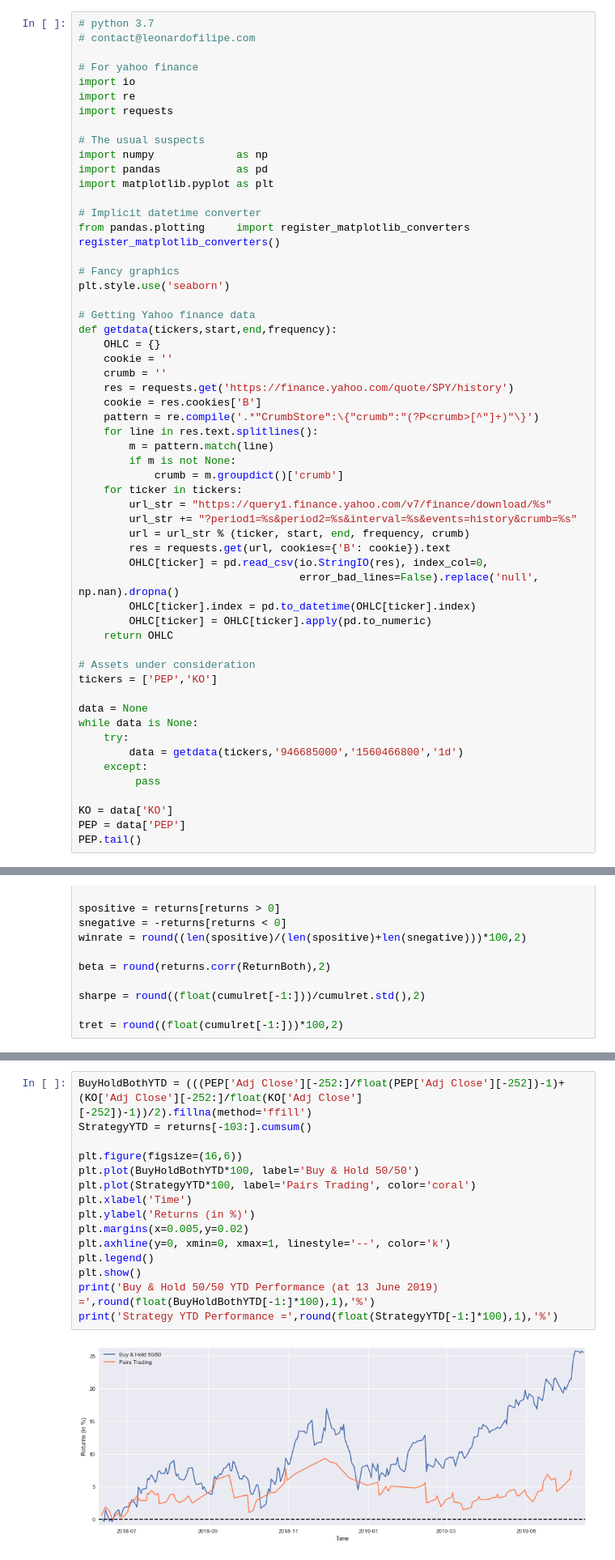
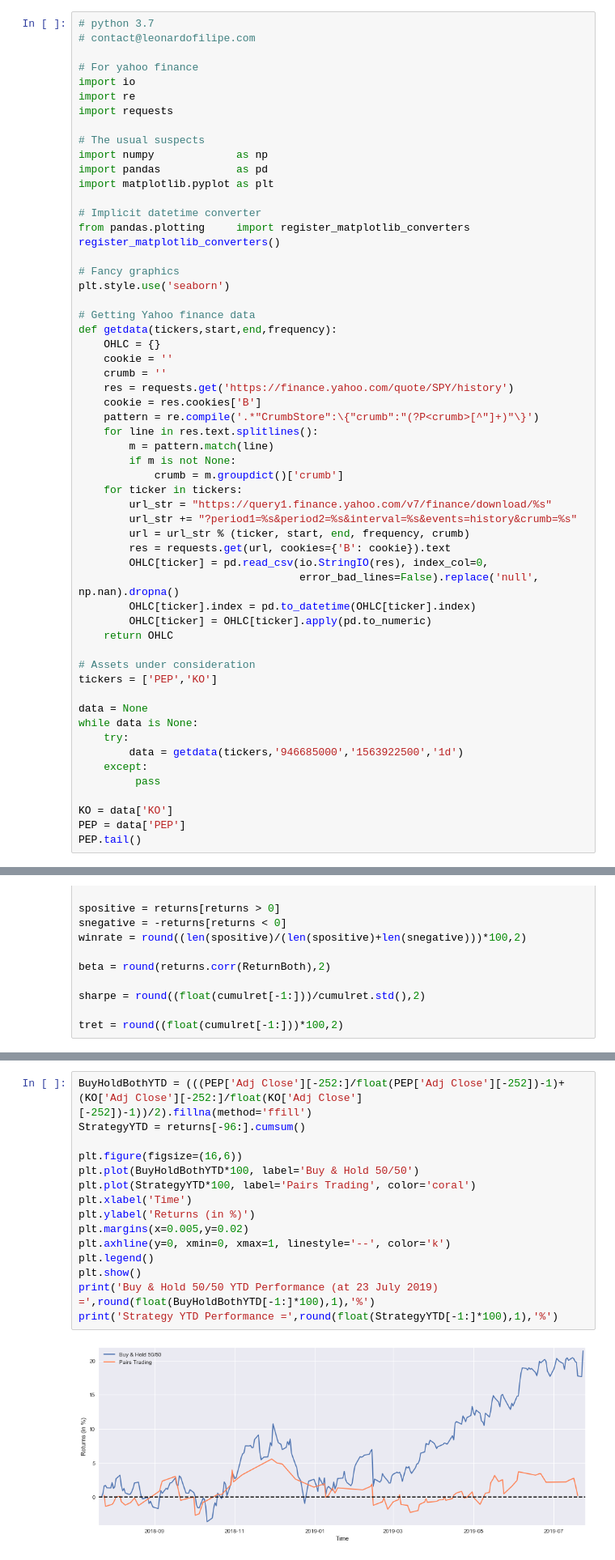
Before and after one commit to LongOnly/Quantitative-Notebooks, a Jupyter notebook: PairsTrading.ipynb, the cells around one changed output, grey strips where cells are left out. Shown: that part at 81% size. Cells and saved outputs as stored; diff of their text form.

Commit message:
Updating market data

```diff
--- a/PairsTrading.ipynb
+++ b/PairsTrading.ipynb
@@ -54,7 +54,7 @@ tickers = ['PEP','KO']
 data = None
 while data is None:
     try:
-        data = getdata(tickers,'946685000','1560466800','1d')
+        data = getdata(tickers,'946685000','1563922500','1d')
     except:
          pass
 
@@ -225,17 +225,17 @@ Sharpe =  3.9
 # %%
 BuyHoldBothYTD = (((PEP['Adj Close'][-252:]/float(PEP['Adj Close'][-252])-1)+(KO['Adj Close'][-252:]/float(KO['Adj Close'][-252])-1))/2).fillna(method='ffill')
-StrategyYTD = returns[-103:].cumsum()
+StrategyYTD = returns[-96:].cumsum()
 
 plt.figure(figsize=(16,6))
 plt.plot(BuyHoldBothYTD*100, label='Buy & Hold 50/50')
 plt.plot(StrategyYTD*100, label='Pairs Trading', color='coral')
 plt.xlabel('Time')
 plt.ylabel('Returns (in %)')
 plt.margins(x=0.005,y=0.02)
 plt.axhline(y=0, xmin=0, xmax=1, linestyle='--', color='k')
 plt.legend()
 plt.show()
-print('Buy & Hold 50/50 YTD Performance (at 13 June 2019) =',round(float(BuyHoldBothYTD[-1:]*100),1),'%')
+print('Buy & Hold 50/50 YTD Performance (at 23 July 2019) =',round(float(BuyHoldBothYTD[-1:]*100),1),'%')
 print('Strategy YTD Performance =',round(float(StrategyYTD[-1:]*100),1),'%')
 # %% [output]
-[figure, old version]
+[figure, new version]
```
Also changed, not shown: parts of 3 cells of this notebook, 3 other files.
